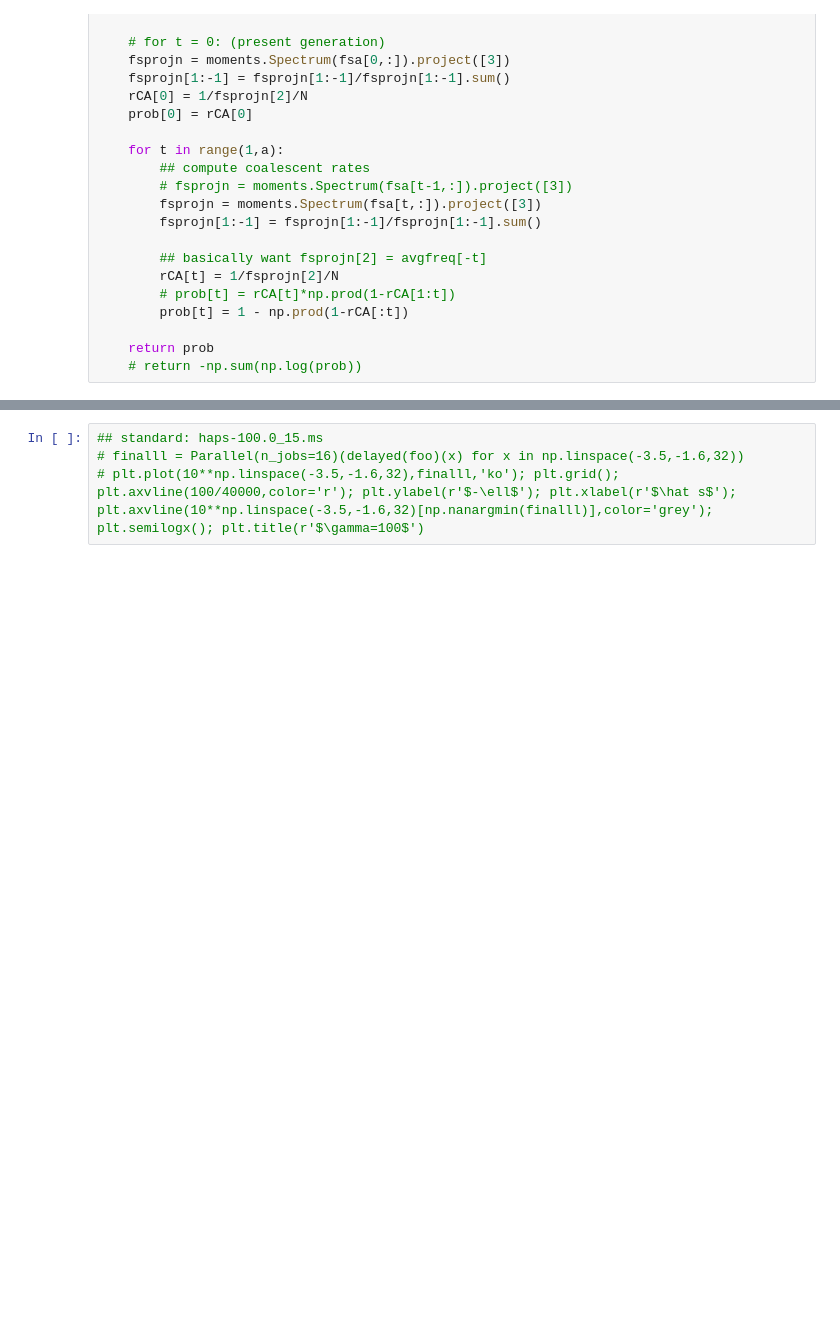
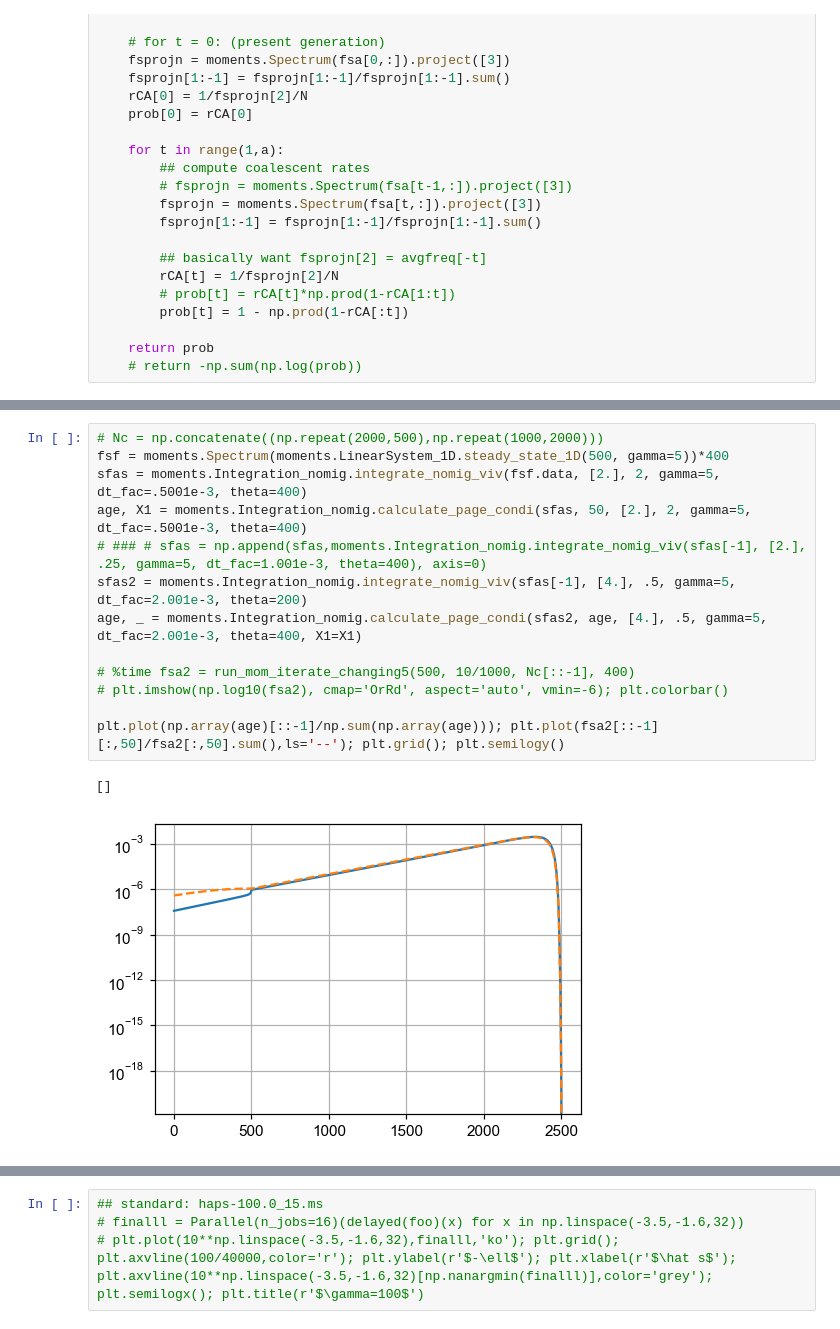
Before and after one commit to VivaswatS/selCoefEst, a Jupyter notebook: calc-genlik.ipynb, the cells around one changed output, grey strips where cells are left out. Saved outputs shown, nothing was run; the diff lists cells and outputs as text; blank space fills up the shorter version.

```diff
--- a/calc-genlik.ipynb
+++ b/calc-genlik.ipynb
@@ -538,0 +737,16 @@ def calc_genlik_constant(s, n, N, haps):
+# %%
+# Nc = np.concatenate((np.repeat(2000,500),np.repeat(1000,2000)))
+fsf = moments.Spectrum(moments.LinearSystem_1D.steady_state_1D(500, gamma=5))*400
+sfas = moments.Integration_nomig.integrate_nomig_viv(fsf.data, [2.], 2, gamma=5, dt_fac=.5001e-3, theta=400)
+age, X1 = moments.Integration_nomig.calculate_page_condi(sfas, 50, [2.], 2, gamma=5, dt_fac=.5001e-3, theta=400)
+# ### # sfas = np.append(sfas,moments.Integration_nomig.integrate_nomig_viv(sfas[-1], [2.], .25, gamma=5, dt_fac=1.001e-3, theta=400), axis=0)
+sfas2 = moments.Integration_nomig.integrate_nomig_viv(sfas[-1], [4.], .5, gamma=5, dt_fac=2.001e-3, theta=200)
+age, _ = moments.Integration_nomig.calculate_page_condi(sfas2, age, [4.], .5, gamma=5, dt_fac=2.001e-3, theta=400, X1=X1)
+
+# %time fsa2 = run_mom_iterate_changing5(500, 10/1000, Nc[::-1], 400)
+# plt.imshow(np.log10(fsa2), cmap='OrRd', aspect='auto', vmin=-6); plt.colorbar()
+
+plt.plot(np.array(age)[::-1]/np.sum(np.array(age))); plt.plot(fsa2[::-1][:,50]/fsa2[:,50].sum(),ls='--'); plt.grid(); plt.semilogy()
+# %% [output]
+[]
+[figure, added]
```
Also changed, not shown: parts of 35 cells of this notebook, 44 other files.
